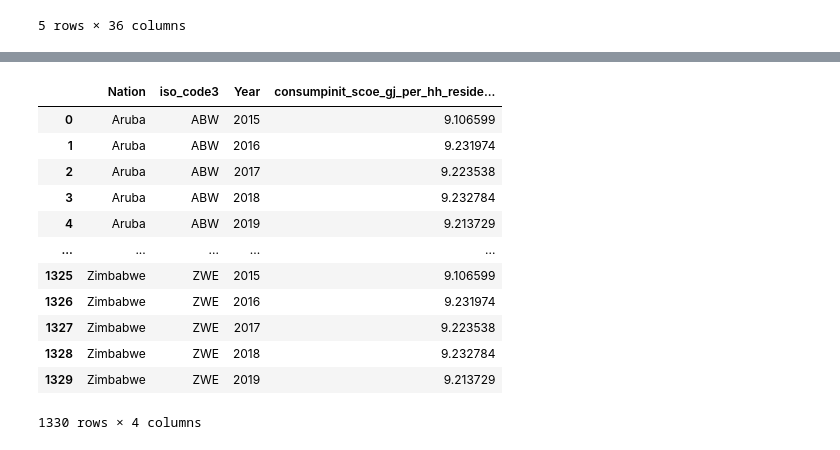
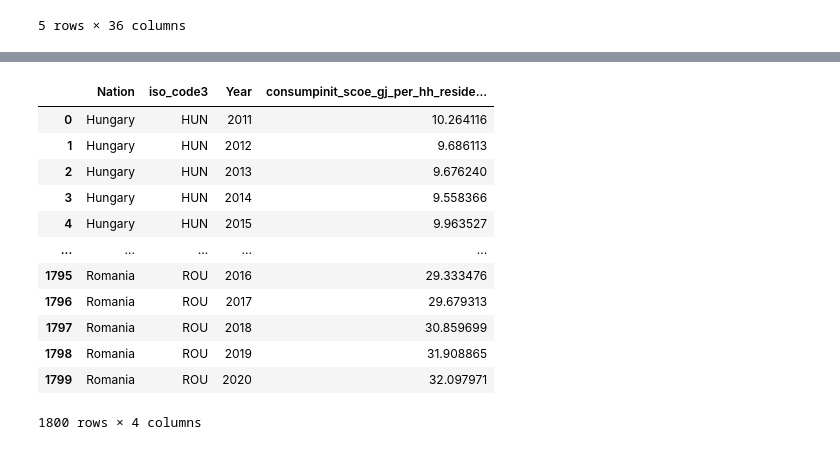
Before and after one commit to milocortes/sisepuede_data, a Jupyter notebook: Energy/consumpinit_scoe_gj_per_hh_residential_elec_appliances/src/Process.ipynb, the cells around one changed output, grey strips where cells are left out. Saved outputs shown, nothing was run; the diff lists cells and outputs as text; code cells hidden in the pictures.

```diff
--- a/Energy/consumpinit_scoe_gj_per_hh_residential_elec_appliances/src/Process.ipynb
+++ b/Energy/consumpinit_scoe_gj_per_hh_residential_elec_appliances/src/Process.ipynb
@@ -20,4 +20,7 @@ import numpy as np
 
 df_countries=pd.read_csv("../row_data/Countries_ISO3.csv")
 df_countries
+df_country_continent = pd.read_csv("../row_data/iso3_countries.csv")
+df_country_continent.dropna(how='any')
+df_country_continent
 # %% [output]
@@ -93,6 +210,6 @@ df_nhh.head()
 # %%
 # create a list of names to keep
-keep_country = df_nhh['Nation'].values
+keep_country = df_hh_hist['Nation'].values
 
 # create a boolean mask
 mask = df_reselec['Country'].isin(keep_country)
@@ -115,5 +232,6 @@ years1
 mean_WEBH={}
 for y in years1:
     mean_WEBH[y]=np.mean(df_reselec[y])
+mean_WEBH[2020]=mean_WEBH[2019]
 mean_WEBH
 # %% [output]
@@ -150,13 +300,11 @@ mean_nhh
 # %%
 #### HISTORICAL ######
 
-countries=df_countries['Country Name'].values
-ISO3=np.unique(df_countries['ISO3'].values)
-
 coun_year=[]
-for count in zip(countries,ISO3):
-    for year in years:
-        coun_year.append([count[0],count[1],year,0])
+for count in countries:
+    iso3 = df_countries.loc[df_countries['Country Name']==count]['ISO3'].values[0]
+    for year in years_hist:
+        coun_year.append([count,iso3,year,0])
 df_historical_out = pd.DataFrame(coun_year, columns=['Nation','iso_code3', 'Year',var_name])
 df_historical_out
 # %% [output]
@@ -176,31 +324,45 @@ df_historical_out
 # %%
 for c,y in zip(df_historical_out['Nation'].values,df_historical_out['Year'].values):
     if c in df_reselec['Country'].values:
-        reselec_gj= df_reselec.loc[(df_reselec['Country']==c)][y].values[0]*1e6
-        hh_mil= df_nhh.loc[(df_nhh['Nation']==c)][y].values[0]*1e6
-        dato=reselec_gj/hh_mil
+        if y==2020:
+            reselec_gj= df_reselec.loc[(df_reselec['Country']==c)][2019].values[0]*1e6
+        else:
+            reselec_gj= df_reselec.loc[(df_reselec['Country']==c)][y].values[0]*1e6
+        hh=df_hh_hist.loc[(df_hh_hist['Nation'] == c) &
+                        (df_hh_hist['Year']== y), 'hh'].values[0]
+        dato=reselec_gj/hh
         df_historical_out.loc[(df_historical_out['Nation'] == c) &
                         (df_historical_out['Year']== y), var_name] = dato
 
     else:
-        reselec_gj=mean_WEBH[y]*1e6
-        hh_mil=mean_nhh[y]*1e6
-        dato=reselec_gj/hh_mil
+        try:
+            cont = df_country_continent.loc[df_country_continent['Name']== c]['Continent'].values[0]
+            if y==2020:
+                reselec_gj = df_meanWEBH.loc[(df_meanWEBH['Continent'] == cont) &
+                            (df_meanWEBH['Year']== 2019), 'meanWEBH'].values[0]*1e6
+            else:
+                reselec_gj = df_meanWEBH.loc[(df_meanWEBH['Continent'] == cont) &
+                            (df_meanWEBH['Year']== y), 'meanWEBH'].values[0]*1e6
+        except:
+            reselec_gj=mean_WEBH[y]*1e6
+        hh=df_hh_hist.loc[(df_hh_hist['Nation'] == c) &
+                            (df_hh_hist['Year']== y), 'hh'].values[0]
+        dato=reselec_gj/hh
         df_historical_out.loc[(df_historical_out['Nation'] == c) &
                         (df_historical_out['Year']== y), var_name] = dato
 df_historical_out
 # %% [output]
 |  | Nation | iso_code3 | Year | consumpinit_scoe_gj_per_hh_reside... |
-| 0 | Aruba | ABW | 2015 | 9.106599 |
-| 1 | Aruba | ABW | 2016 | 9.231974 |
-| 2 | Aruba | ABW | 2017 | 9.223538 |
-| 3 | Aruba | ABW | 2018 | 9.232784 |
-| 4 | Aruba | ABW | 2019 | 9.213729 |
+| 0 | Hungary | HUN | 2011 | 10.264116 |
+| 1 | Hungary | HUN | 2012 | 9.686113 |
+| 2 | Hungary | HUN | 2013 | 9.676240 |
+| 3 | Hungary | HUN | 2014 | 9.558366 |
+| 4 | Hungary | HUN | 2015 | 9.963527 |
 | ... | ... | ... | ... | ... |
-| 1325 | Zimbabwe | ZWE | 2015 | 9.106599 |
-| 1326 | Zimbabwe | ZWE | 2016 | 9.231974 |
-| 1327 | Zimbabwe | ZWE | 2017 | 9.223538 |
-| 1328 | Zimbabwe | ZWE | 2018 | 9.232784 |
-| 1329 | Zimbabwe | ZWE | 2019 | 9.213729 |
+| 1795 | Romania | ROU | 2016 | 29.333476 |
+| 1796 | Romania | ROU | 2017 | 29.679313 |
+| 1797 | Romania | ROU | 2018 | 30.859699 |
+| 1798 | Romania | ROU | 2019 | 31.908865 |
+| 1799 | Romania | ROU | 2020 | 32.097971 |
-1330 rows × 4 columns
+1800 rows × 4 columns
 # %%
```
Also changed, not shown: parts of 15 cells of this notebook, 9 other files.
